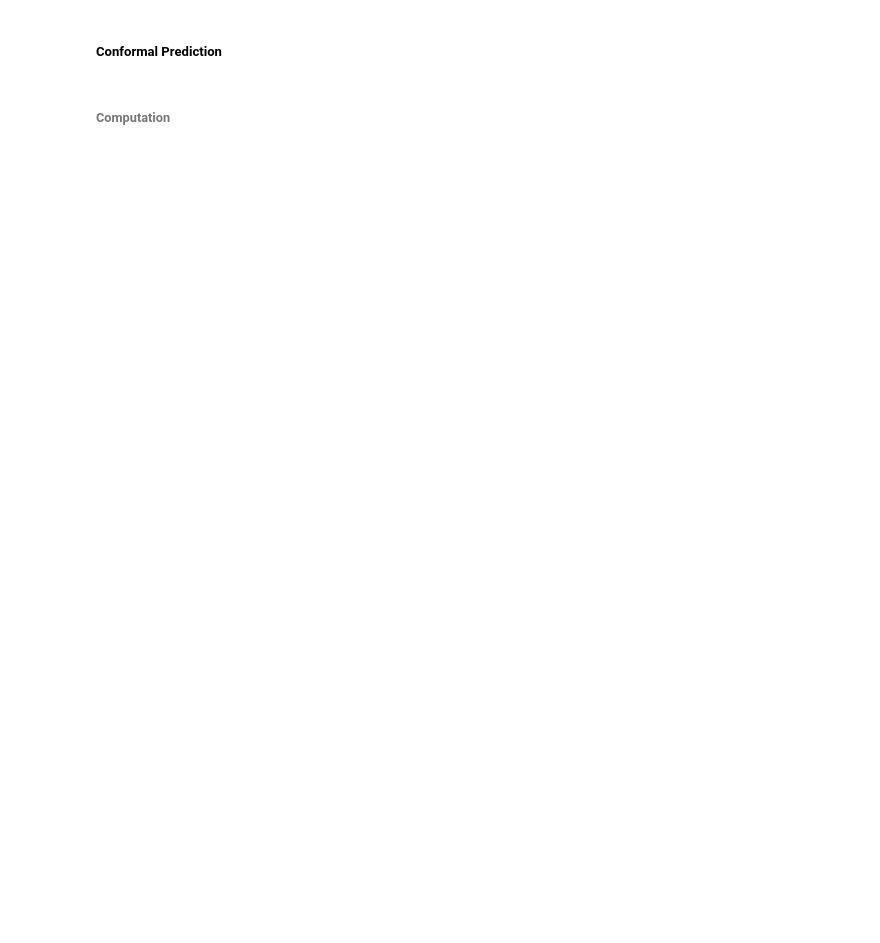
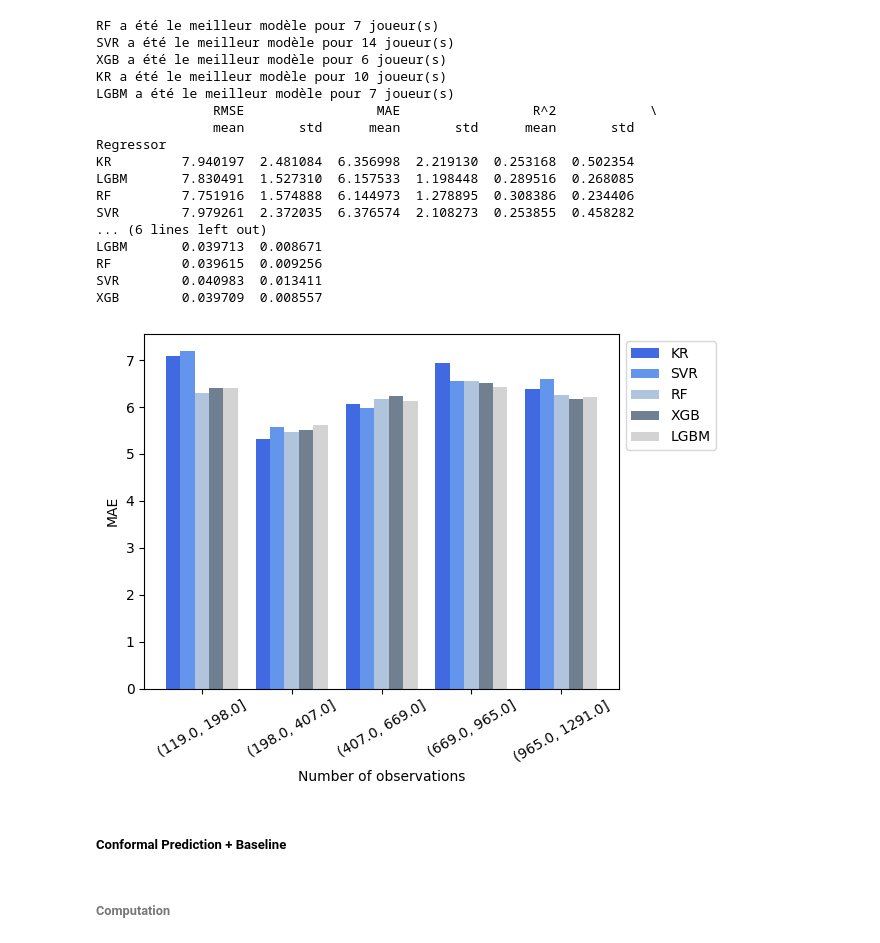
Before and after one commit to tdupuy2001/Anomaly-Detection-in-Cardiac-Responses-Using-CP, a Jupyter notebook: main.ipynb, the cells around one changed output. Cells and saved outputs as stored; diff of their text form; code cells hidden in the pictures; blank space fills up the shorter version.

```diff
--- a/main.ipynb
+++ b/main.ipynb
@@ -19,10 +48,34 @@ train.predictions_HR('FC_moyenne',5,n_iter_search, True)
 # %%
 results=resultsAnalysis('results/07072023_16052025_full_prediction.csv')
+#results.best_scaling()
 dict_best_mod_player=results.count_best_model()
+#results.best_features()
 results.mean_std()
-results.plot_bins('MAE',5)
+colors={"KR":"royalblue","SVR":'cornflowerblue',"RF":'lightsteelblue',"XGB":'slategrey',"LGBM":'lightgray'}
+
+results.plot_bins('MAE',5,colors)
+#results.get_best_player()
+# %% [output]
+RF a été le meilleur modèle pour 7 joueur(s)
+SVR a été le meilleur modèle pour 14 joueur(s)
+XGB a été le meilleur modèle pour 6 joueur(s)
+KR a été le meilleur modèle pour 10 joueur(s)
+LGBM a été le meilleur modèle pour 7 joueur(s)
+               RMSE                 MAE                 R^2            \
+               mean       std      mean       std      mean       std
+Regressor
+KR         7.940197  2.481084  6.356998  2.219130  0.253168  0.502354
+LGBM       7.830491  1.527310  6.157533  1.198448  0.289516  0.268085
+RF         7.751916  1.574888  6.144973  1.278895  0.308386  0.234406
+SVR        7.979261  2.372035  6.376574  2.108273  0.253855  0.458282
+... (6 lines left out)
+LGBM       0.039713  0.008671
+RF         0.039615  0.009256
+SVR        0.040983  0.013411
+XGB        0.039709  0.008557
+[figure, added]
 # %% [markdown]
-##### Conformal Prediction
+##### Conformal Prediction + Baseline
 # %% [markdown]
 ###### Computation
 # %%
```
Also changed, not shown: parts of 16 cells of this notebook, 1 other file.
